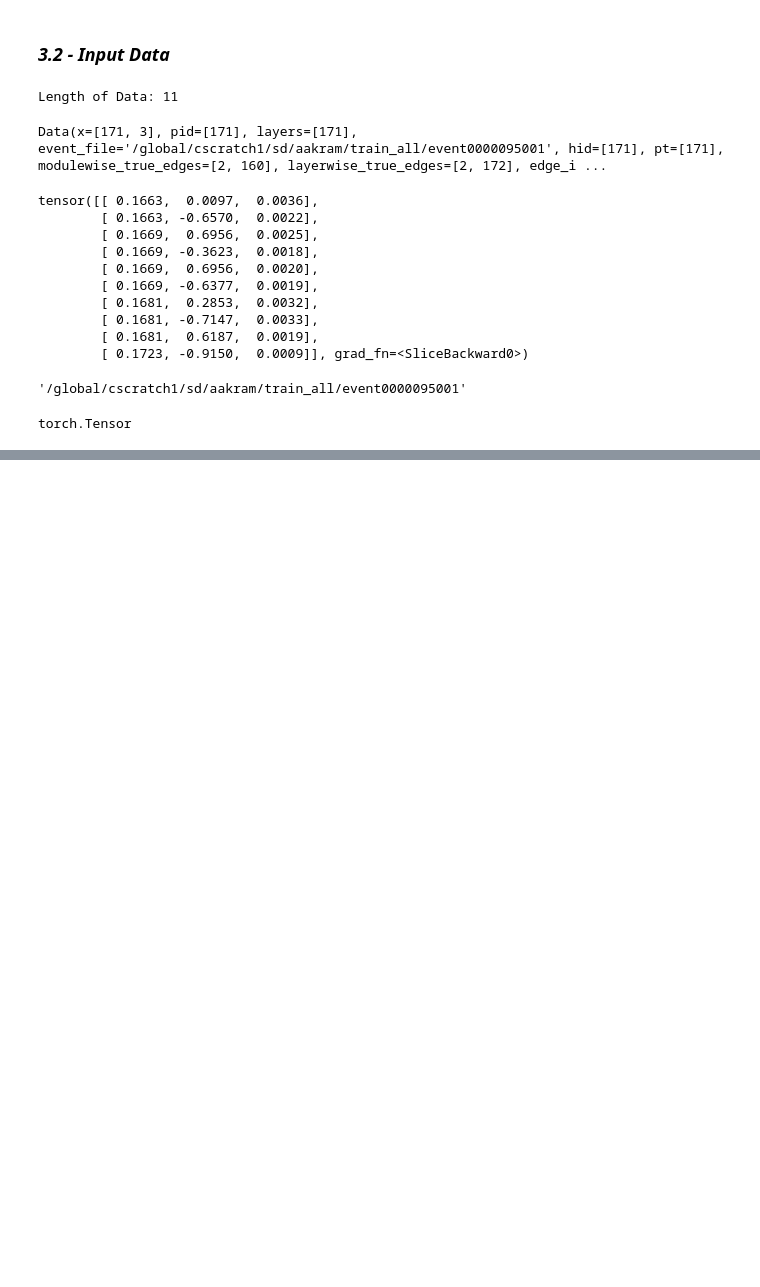
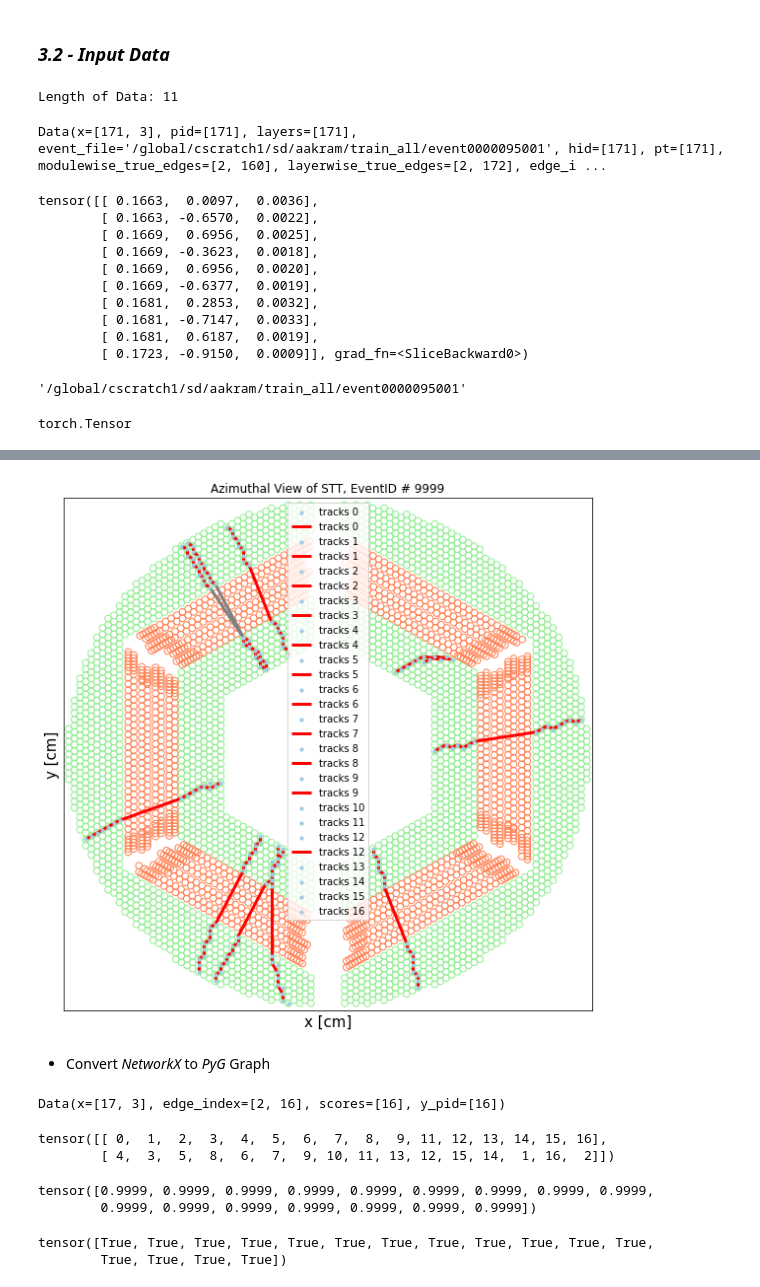
Before and after one commit to ai4fair/ctstrkx, a Jupyter notebook: stt3_seg.ipynb, the cells around one changed output, grey strips where cells are left out. Saved outputs shown, nothing was run; the diff lists cells and outputs as text; code cells hidden in the pictures; blank space fills up the shorter version.

```diff
--- a/stt3_seg.ipynb
+++ b/stt3_seg.ipynb
@@ -95,2 +108,2 @@ from LightningModules.Segmenting.utils.segmentation_utils import label_graph
 # %%
-graph = torch.load(gnn_files[0], map_location="cpu")
+graph = torch.load(gnn_files[event_idx], map_location=device)
@@ -142,3 +125,9 @@ graph.labels = connected_components
+# %%
+# test PyG::to_scipy_sparse_matrix() for brevity
+passing_edges = graph.edge_index[:, graph.scores[:graph.edge_index.shape[1]] > 0.5]
+sparse_edges = to_scipy_sparse_matrix(passing_edges)
+connected_components = scigraph.connected_components(sparse_edges)[1]
+graph.labels = connected_components
 # %%
 graph.labels
 # %% [output]
@@ -156,0 +179,2 @@ np.where(graph.labels==0)
+# %%
+G = to_networkx(graph, node_attrs=['x'], edge_attrs=['scores', 'y_pid'])
@@ -156,0 +185,2 @@ np.where(graph.labels==0)
+# %%
+nx_graph = get_tracks(G, th=0.1, th_re=0.8, feature_name='scores', with_fit=False)
@@ -156,0 +253,15 @@ np.where(graph.labels==0)
+# %%
+# plot reco event from CCL
+fig, ax = detector_layout(figsize=(8,8))
+
+for i, graph in enumerate(nx_graph):
+    plot_networkx(graph, ax, i)
+
+ax.set_title('Azimuthal View of STT, EventID # {}'.format(9999))
+ax.legend(fontsize=10, loc='best')
+fig.tight_layout()
+# fig.savefig("reco_track.png")
+# %% [output]
+[figure, added]
+# %% [markdown]
+- Convert _NetworkX_ to _PyG_ Graph
@@ -156,0 +272,19 @@ np.where(graph.labels==0)
+# %%
+pyg_graph
+# %% [output]
+Data(x=[17, 3], edge_index=[2, 16], scores=[16], y_pid=[16])
+# %%
+pyg_graph.edge_index
+# %% [output]
+tensor([[ 0,  1,  2,  3,  4,  5,  6,  7,  8,  9, 11, 12, 13, 14, 15, 16],
+        [ 4,  3,  5,  8,  6,  7,  9, 10, 11, 13, 12, 15, 14,  1, 16,  2]])
+# %%
+pyg_graph.scores
+# %% [output]
+tensor([0.9999, 0.9999, 0.9999, 0.9999, 0.9999, 0.9999, 0.9999, 0.9999, 0.9999,
+        0.9999, 0.9999, 0.9999, 0.9999, 0.9999, 0.9999, 0.9999])
+# %%
+pyg_graph.y_pid
+# %% [output]
+tensor([True, True, True, True, True, True, True, True, True, True, True, True,
+        True, True, True, True])
```
Also changed, not shown: parts of 41 cells of this notebook, 3 other files.
